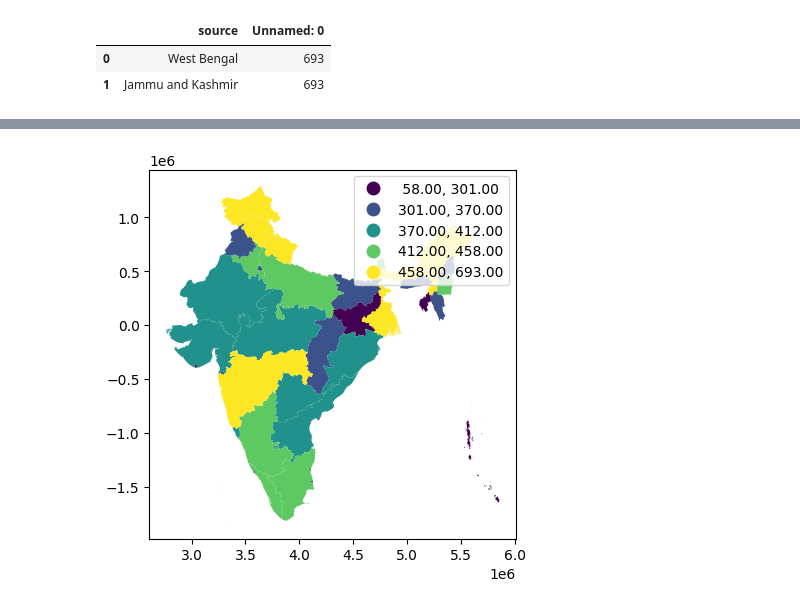
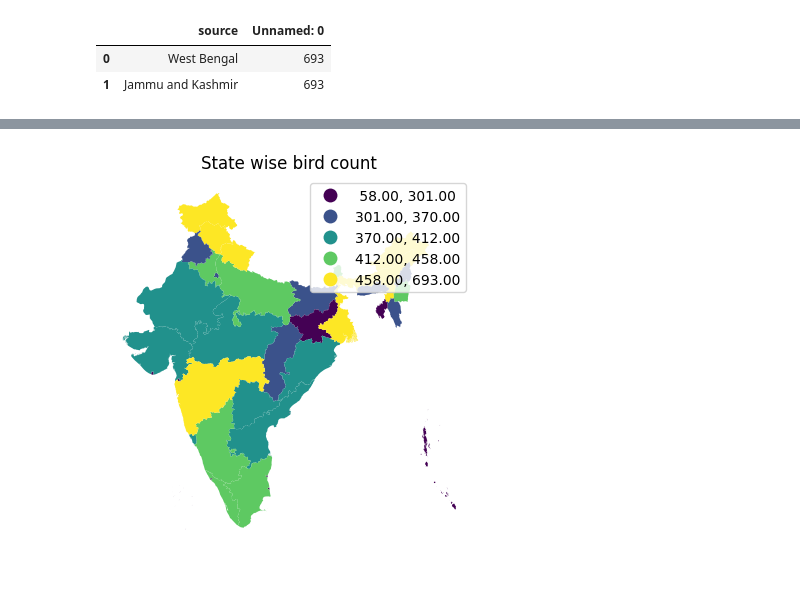
Before and after one commit to Adhikari-Priyanka/birds_vis, a Jupyter notebook: data_vis1.ipynb, the cells around one changed output, grey strips where cells are left out. Saved outputs shown, nothing was run; the diff lists cells and outputs as text; code cells hidden in the pictures.

```diff
--- a/data_vis1.ipynb
+++ b/data_vis1.ipynb
@@ -43,9 +43,10 @@ result.head(2)
 # %%
 import mapclassify
 # %%
-result.plot(column = 'Unnamed: 0', scheme= 'quantiles', k=5,cmap='viridis', legend = True)
+ax = result.plot(column = 'Unnamed: 0', scheme= 'quantiles', k=5,cmap='viridis', legend = True)
+ax.set_title('State wise bird count')
 ax.set_axis_off()
 ax.autoscale()
 plt.show()
 # %% [output]
-[figure, old version]
+[figure, new version]
```
